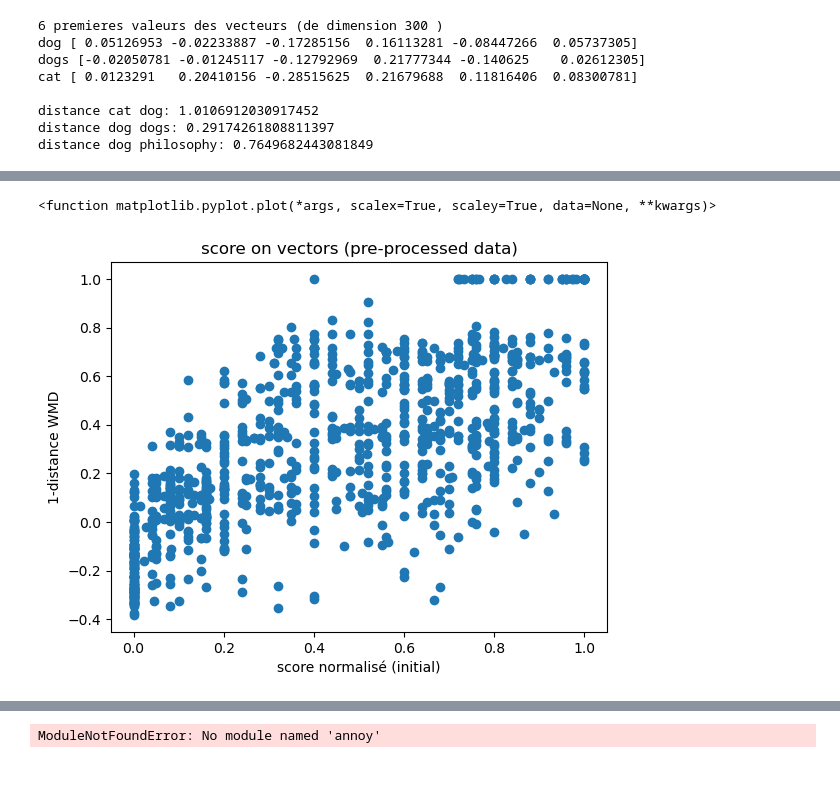
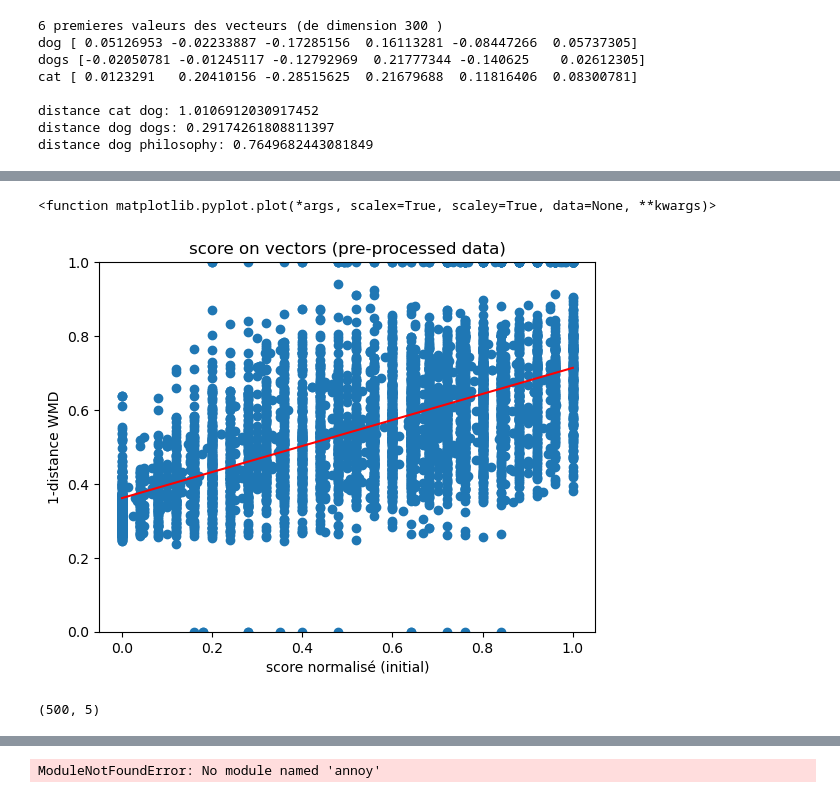
Before and after one commit to PascalMahe/MSIA_IA717_NLP_Project, a Jupyter notebook: Embedding_Anaele.ipynb, the cells around one changed output, grey strips where cells are left out. Drawn from its saved outputs; the diff is of its cells as text; code cells hidden in the pictures.

Commit message:
added WMD matrix and score

```diff
--- a/Embedding_Anaele.ipynb
+++ b/Embedding_Anaele.ipynb
@@ -313,11 +287,15 @@ df_train_pp[['token_1','token_2','scores_norm','distance_WMD','scores_WMD_exp','
 # %%
 # score initial (x) et 1-score_pwd (y) NON PREPROCESSED
-plt.scatter(df_train_pp['scores_init'],1-df_train_pp['distance_WMD'])#),'.',color='red')
+x , y = df_train_pp['scores_norm'] , df_train_pp['scores_WMD_inv']
+m, b = np.polyfit(x,y, 1)
+plt.scatter(x,y)#),'.',color='red')
 #plt.scatter(df_train['scores_init'],df_train['scores_WMD_exp'])
+plt.plot(x, m*x + b, color='red')
 plt.xlabel('score normalisé (initial)',fontsize=10)
 plt.ylabel('1-distance WMD',fontsize=10)
+plt.axis(ymax = 1,ymin=0)
 plt.title('score on vectors (pre-processed data)')
 plt.plot
 # %% [output]
 <function matplotlib.pyplot.plot(*args, scalex=True, scaley=True, data=None, **kwargs)>
-[figure, old version]
+[figure, new version]
@@ -323,0 +365,5 @@ plt.plot
+# %%
+res_matrix=WMD_matrix(df_train_pp,'token_1','token_2')
+#res_matrix.head()
+# %% [output]
+(500, 5)
```
Also changed, not shown: parts of 18 cells of this notebook.
